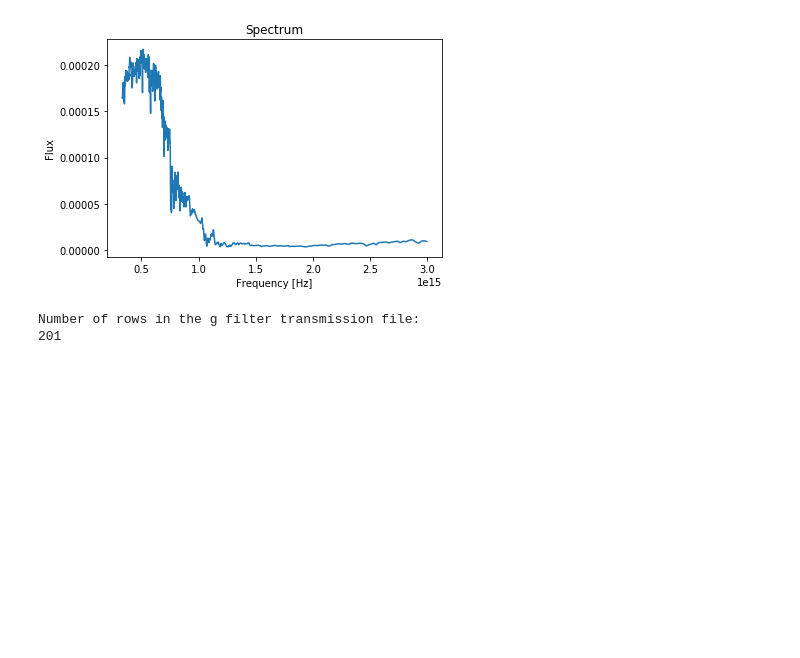
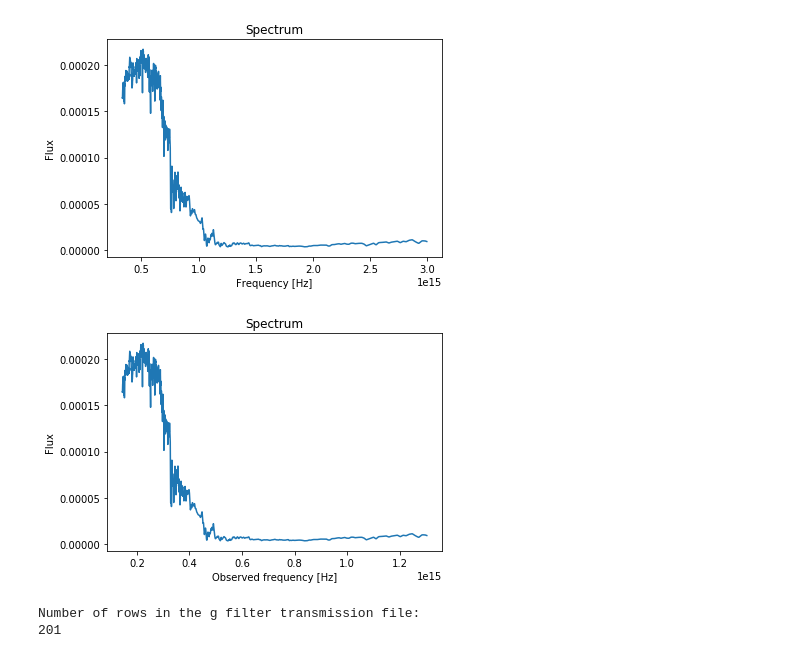
Before and after one commit to rmorgan10/kcorrection, a Jupyter notebook: KCorrection.ipynb, the cells around one changed output. Cells and saved outputs as stored; diff of their text form; code cells hidden in the pictures; blank space fills up the shorter version.

```diff
--- a/KCorrection.ipynb
+++ b/KCorrection.ipynb
@@ -43,6 +43,18 @@ plt.ylabel("Flux")
 plt.show()
 # %% [output]
 [figure]
+# %%
+z = 1.3
+df['OBSERVED_FREQUENCY'] = df['FREQUENCY'].values/(1+z)
+df.head()
+plt.figure()
+plt.plot(df['OBSERVED_FREQUENCY'], df['FLAMBDA'])
+plt.title('Spectrum')
+plt.xlabel("Observed frequency [Hz]")
+plt.ylabel("Flux")
+plt.show()
+# %% [output]
+[figure, added]
 # %%
 # Comand shell - transmission curves of the filters files
 print('Number of rows in the g filter transmission file:')
```
Also changed, not shown: parts of 12 cells of this notebook.
